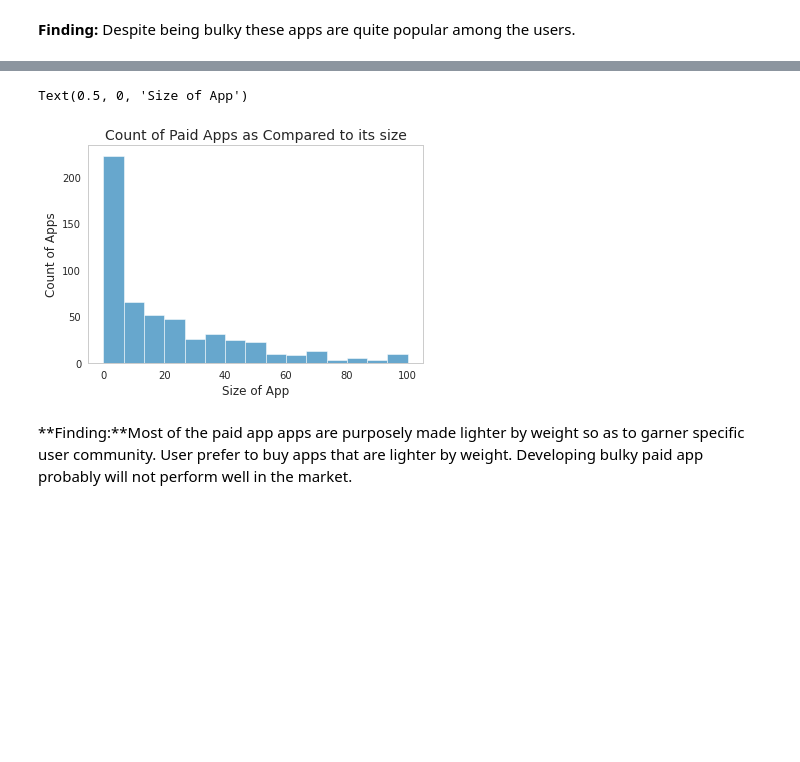
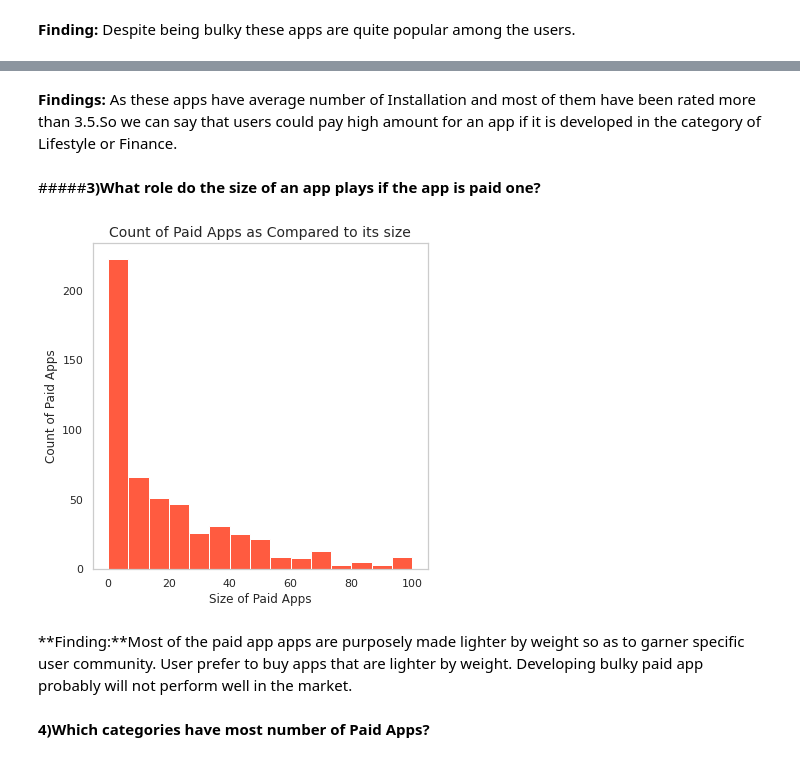
Before and after one commit to sudeep-009/GooglePlayStoreApp-analysis, a Jupyter notebook: Copy_of_Play_Store_App_Review_Analysis_Capstone_Project.ipynb, the cells around one changed output, grey strips where cells are left out. Cells and saved outputs as stored; diff of their text form; code cells hidden in the pictures; blank space fills up the shorter version.

```diff
--- a/Copy_of_Play_Store_App_Review_Analysis_Capstone_Project.ipynb
+++ b/Copy_of_Play_Store_App_Review_Analysis_Capstone_Project.ipynb
@@ -499,6 +516,8 @@ sns.barplot(x=bulky_app_categories_df['Category'],y=bulky_app_categories_df['Siz
 # %%
+sns.set_theme(palette='autumn',rc={'figure.figsize': (6,6)},style='whitegrid')
 sns.histplot(data=bulky_app_df,x='Rating')
 plt.title('Rating of Bulky Apps',size = 14)
 plt.ylabel('Count of Rating', size=12)
 plt.xlabel('Rating',size=12)
+plt.grid(False)
 # %% [output]
@@ -510,0 +532,13 @@ Now let us see that how the bulky apps are performing in paid app category.
+# %%
+paid_free_app_df = app_df.groupby('Type').agg({"App": "count"}).reset_index()
+sns.set_theme(style='whitegrid',palette='muted',rc={'figure.figsize': (20,8)})
+data = paid_free_app_df['App']
+labels = paid_free_app_df['Type']
+
+#define Seaborn color palette to use
+colors = sns.color_palette('pastel')[0:2]
+
+#create pie chart
+plt.pie(data, labels = labels, colors = colors, autopct='%.0f%%')
+plt.title('Distribution of Paid and Free apps',size=15,loc='center')
+plt.show()
@@ -510,0 +551,7 @@ Now let us see that how the bulky apps are performing in paid app category.
+# %%
+paid_apps = app_df[app_df.Type == 'Paid']
+sns.set_theme(style="whitegrid",palette='muted',rc={'figure.figsize': (6,6)})
+sns.boxplot(y=paid_apps['Price'])
+plt.grid(False)
+plt.title('Statistical Visualization of Price for Paid Apps',size=14)
+plt.ylabel('Rating',size=12)
@@ -510,0 +574,8 @@ Now let us see that how the bulky apps are performing in paid app category.
+# %%
+highest_paid_apps = paid_apps[paid_apps['Price']>100]
+sns.set_theme(style='whitegrid')
+fig,axes = plt.subplots(1,2,figsize=(10,5))
+sns.barplot(ax=axes[0],y=highest_paid_apps['Installs'],x=highest_paid_apps['Category'])
+plt.grid(False)
+sns.histplot(ax=axes[1],x=highest_paid_apps['Rating'])
+plt.grid(False)
@@ -511,11 +584,18 @@ Now let us see that how the bulky apps are performing in paid app category.
+# %% [markdown]
+**Findings:** As these apps have average number of Installation and most of them have been rated more than 3.5.So we can say that users could pay high amount for an app if it is developed in the category of Lifestyle or Finance.
+# %% [markdown]
+#####**3)What role do the size of an app plays if the app is paid one?**
 # %%
 paid_apps = app_df[app_df.Type == 'Paid']
+sns.set_theme(palette='autumn',rc={'figure.figsize': (6,6)},style='whitegrid')
 sns.histplot(x=paid_apps['Size'])
 plt.title('Count of Paid Apps as Compared to its size',size=14)
-plt.ylabel('Count of Apps')
-plt.xlabel('Size of App')
+plt.ylabel('Count of Paid Apps',size=12)
+plt.xlabel('Size of Paid Apps',size=12)
+plt.grid(False)
 # %% [output]
-Text(0.5, 0, 'Size of App')
-[figure, old version]
+[figure, new version]
 # %% [markdown]
 **Finding:**Most of the paid app apps are purposely made lighter by weight so as to garner specific user community. User prefer to buy apps that are lighter by weight. Developing bulky paid app probably will not perform well in the market.
+# %% [markdown]
+**4)Which categories have most number of Paid Apps?**
```
Also changed, not shown: parts of 88 cells of this notebook.
